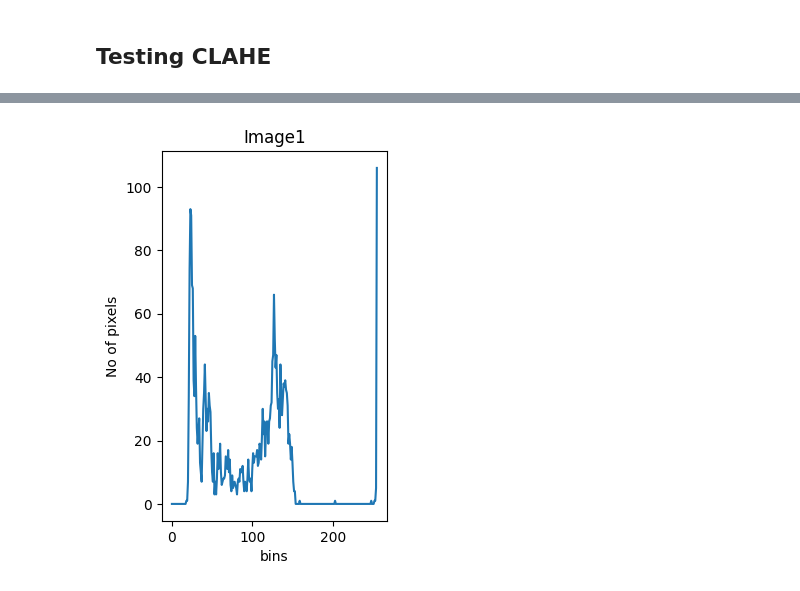
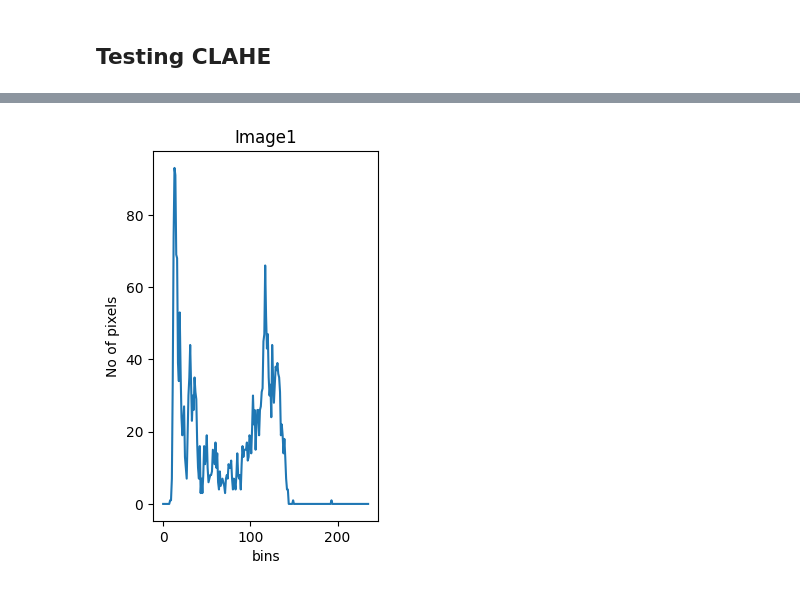
Before and after one commit to RuthJoanna0613/breast_cancer_image_processing, a Jupyter notebook: jupyter/clahe_on_mass_dataset.ipynb, the cells around one changed output, grey strips where cells are left out. Cells and saved outputs as stored; diff of their text form; code cells hidden in the pictures.

```diff
--- a/jupyter/clahe_on_mass_dataset.ipynb
+++ b/jupyter/clahe_on_mass_dataset.ipynb
@@ -126,4 +172,4 @@ calc_test_df.to_csv("../CBIS-DDSM/csv/calc_test_updated.csv")
 # %%
-image = cv2.imread(image_path, 0)
+image = cv2.imread(mass_train["image file path"][0], 0)
 plt.imshow(cv2.cvtColor(image, cv2.COLOR_BGR2RGB))
 # %% [output]
@@ -133,13 +180,13 @@ hist,bins = np.histogram(image.flatten(),256,[0,256])
 # %%
 hist=cv2.calcHist(image,[0],None,[256],[0,256])
 plt.subplot(121)
 plt.title("Image1")
 plt.xlabel('bins')
 plt.ylabel("No of pixels")
-plt.plot(hist)
+plt.plot(hist[10:-10])
 plt.show()
 # %% [output]
-[figure, old version]
+[figure, new version]
 # %%
 gray_img_eqhist=cv2.equalizeHist(image)
 hist,bins = np.histogram(gray_img_eqhist.flatten(),256,[0,256])
```
Also changed, not shown: parts of 22 cells of this notebook, 9 other files.
